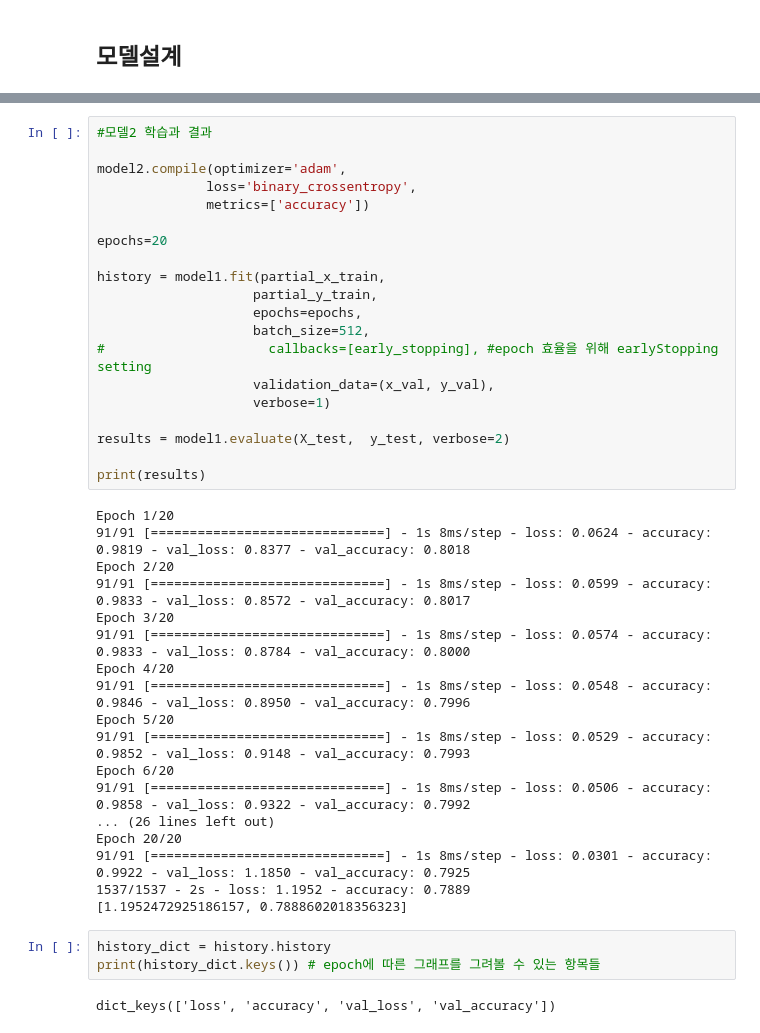
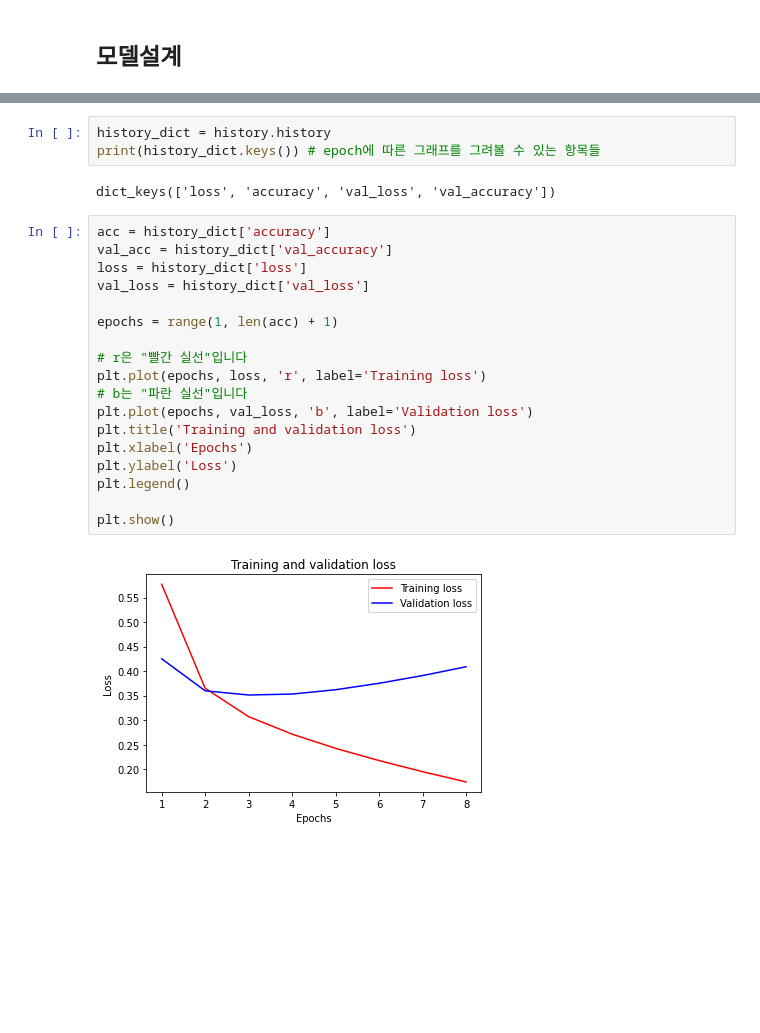
Before and after one commit to cosmic4dev/modulab, a Jupyter notebook: [E-07]EmotionMovieReview.ipynb, the cells around one changed output, grey strips where cells are left out. Saved outputs shown, nothing was run; the diff lists cells and outputs as text; blank space fills up the shorter version.

```diff
--- a/[E-07]EmotionMovieReview.ipynb
+++ b/[E-07]EmotionMovieReview.ipynb
@@ -296,43 +292,25 @@ print(results)
-# %%
-#모델2 학습과 결과
-
-model2.compile(optimizer='adam',
-              loss='binary_crossentropy',
-              metrics=['accuracy'])
-
-epochs=20
-
-history = model1.fit(partial_x_train,
-                    partial_y_train,
-                    epochs=epochs,
-                    batch_size=512,
-#                     callbacks=[early_stopping], #epoch 효율을 위해 earlyStopping setting
-                    validation_data=(x_val, y_val),
-                    verbose=1)
-
-results = model1.evaluate(X_test,  y_test, verbose=2)
-
-print(results)
-# %% [output]
-Epoch 1/20
-91/91 [==============================] - 1s 8ms/step - loss: 0.0624 - accuracy: 0.9819 - val_loss: 0.8377 - val_accuracy: 0.8018
-Epoch 2/20
-91/91 [==============================] - 1s 8ms/step - loss: 0.0599 - accuracy: 0.9833 - val_loss: 0.8572 - val_accuracy: 0.8017
-Epoch 3/20
-91/91 [==============================] - 1s 8ms/step - loss: 0.0574 - accuracy: 0.9833 - val_loss: 0.8784 - val_accuracy: 0.8000
-Epoch 4/20
-91/91 [==============================] - 1s 8ms/step - loss: 0.0548 - accuracy: 0.9846 - val_loss: 0.8950 - val_accuracy: 0.7996
-Epoch 5/20
-91/91 [==============================] - 1s 8ms/step - loss: 0.0529 - accuracy: 0.9852 - val_loss: 0.9148 - val_accuracy: 0.7993
-Epoch 6/20
-91/91 [==============================] - 1s 8ms/step - loss: 0.0506 - accuracy: 0.9858 - val_loss: 0.9322 - val_accuracy: 0.7992
-... (26 lines left out)
-Epoch 20/20
-91/91 [==============================] - 1s 8ms/step - loss: 0.0301 - accuracy: 0.9922 - val_loss: 1.1850 - val_accuracy: 0.7925
-1537/1537 - 2s - loss: 1.1952 - accuracy: 0.7889
-[1.1952472925186157, 0.7888602018356323]
 # %%
 history_dict = history.history
 print(history_dict.keys()) # epoch에 따른 그래프를 그려볼 수 있는 항목들
 # %% [output]
 dict_keys(['loss', 'accuracy', 'val_loss', 'val_accuracy'])
+# %%
+acc = history_dict['accuracy']
+val_acc = history_dict['val_accuracy']
+loss = history_dict['loss']
+val_loss = history_dict['val_loss']
+
+epochs = range(1, len(acc) + 1)
+
+# r은 "빨간 실선"입니다
+plt.plot(epochs, loss, 'r', label='Training loss')
+# b는 "파란 실선"입니다
+plt.plot(epochs, val_loss, 'b', label='Validation loss')
+plt.title('Training and validation loss')
+plt.xlabel('Epochs')
+plt.ylabel('Loss')
+plt.legend()
+
+plt.show()
+# %% [output]
+[figure, added]
```
Also changed, not shown: parts of 45 cells of this notebook.
